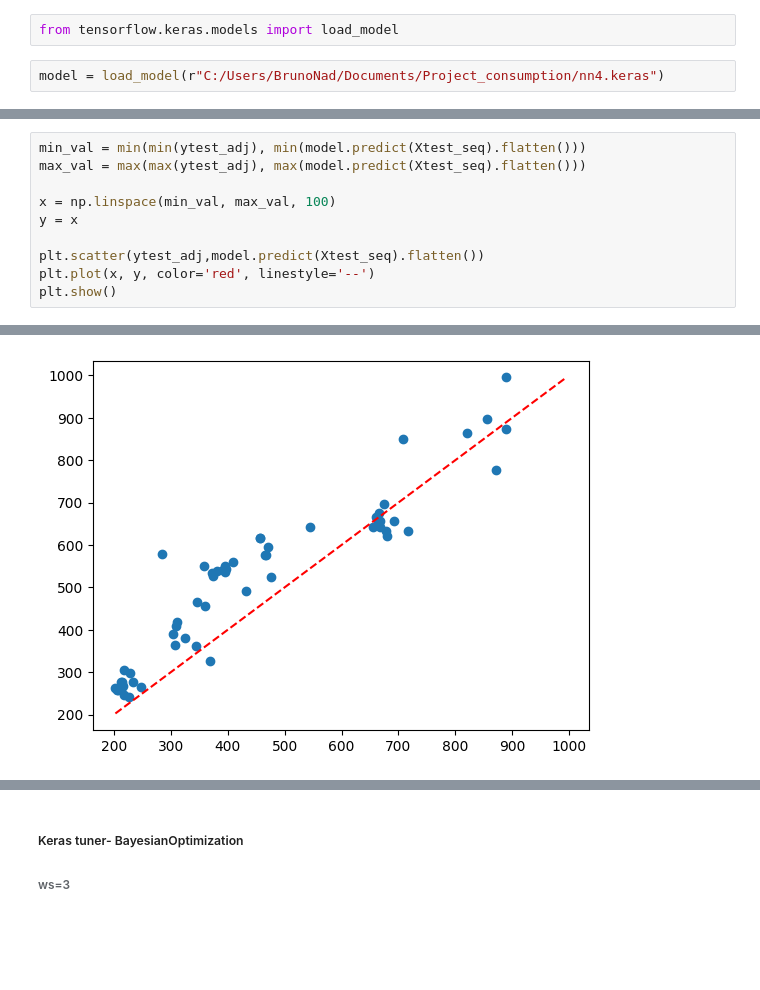
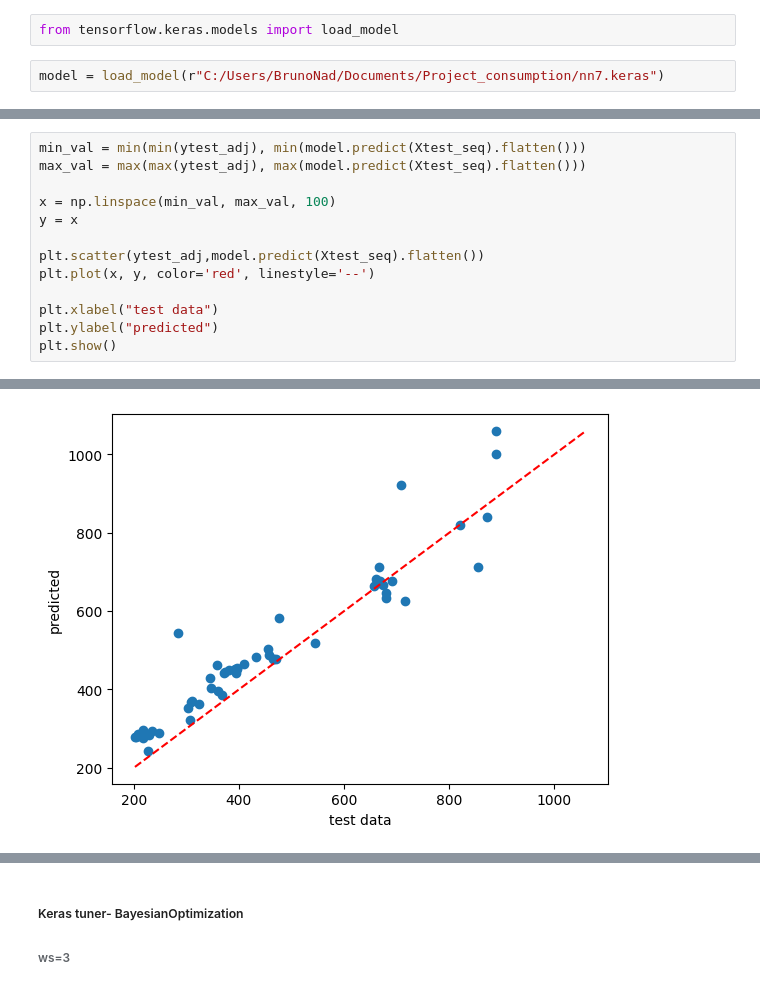
Before and after one commit to bnad1/Consumption, a Jupyter notebook: Consumption.ipynb, the cells around one changed output, grey strips where cells are left out. Cells and saved outputs as stored; diff of their text form; blank space fills up the shorter version.

```diff
--- a/Consumption.ipynb
+++ b/Consumption.ipynb
@@ -759,7 +753,7 @@ model.save(r"C:/Users/BrunoNad/Documents/Project_consumption/nn4.keras")
 # %%
 from tensorflow.keras.models import load_model
 # %%
-model = load_model(r"C:/Users/BrunoNad/Documents/Project_consumption/nn4.keras")
+model = load_model(r"C:/Users/BrunoNad/Documents/Project_consumption/nn7.keras")
 # %%
 model.summary()
 # %% [output]
@@ -810,5 +804,8 @@ y = x
 
 plt.scatter(ytest_adj,model.predict(Xtest_seq).flatten())
 plt.plot(x, y, color='red', linestyle='--')
+
+plt.xlabel("test data")
+plt.ylabel("predicted")
 plt.show()
 # %% [output]
@@ -818,4 +815,4 @@ plt.show()
-[figure, old version]
+[figure, new version]
 # %%
 print("MAE: ",mean_absolute_error(model.predict(Xtest_seq).flatten(),ytest_adj),"\n MSE: ",mean_squared_error(model.predict(Xtest_seq).flatten(),ytest_adj),"\n MAPE: ",round(mean_absolute_percentage_error(model.predict(Xtest_seq).flatten(),ytest_adj)*100,2),"%")
 # %% [output]
```
Also changed, not shown: parts of 10 cells of this notebook.
